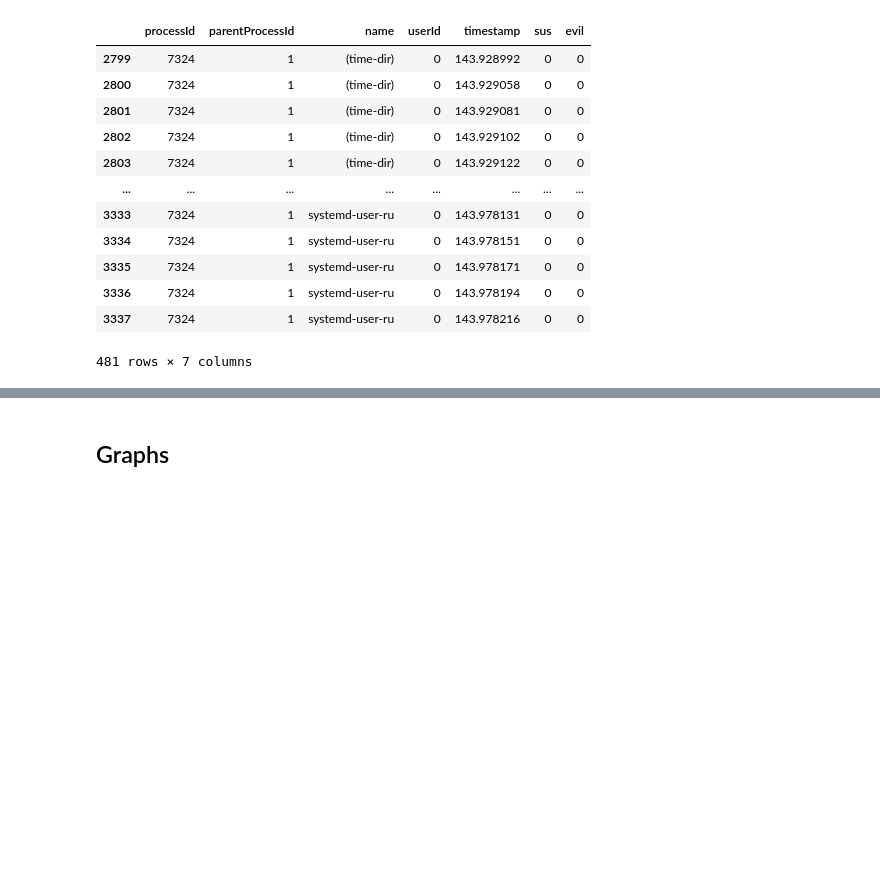
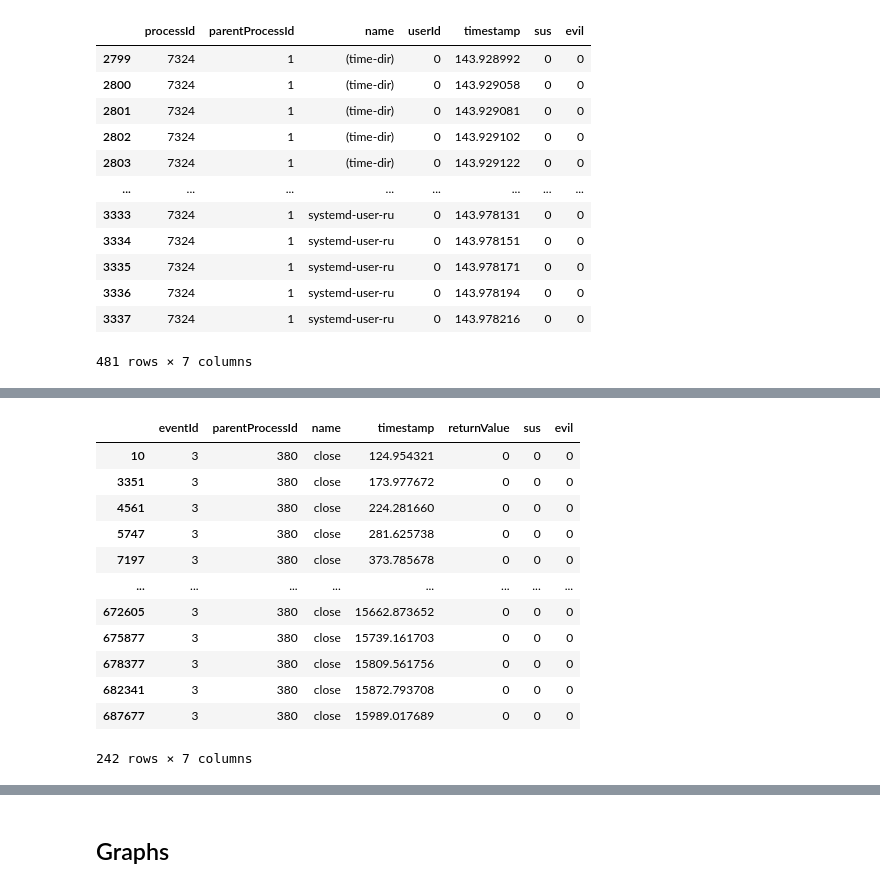
Before and after one commit to BishalLakha/BETH_data_analysis, a Jupyter notebook: saras_beth_processing.ipynb, the cells around one changed output, grey strips where cells are left out. Saved outputs shown, nothing was run; the diff lists cells and outputs as text; code cells hidden in the pictures; blank space fills up the shorter version.

```diff
--- a/saras_beth_processing.ipynb
+++ b/saras_beth_processing.ipynb
@@ -272,0 +109,18 @@ Length: 713867, dtype: int64
+# %%
+# one86_events.value_counts('eventId')
+# one86_events[(one86_events['eventId'] == 3)]
+one86_events[(one86_events['eventId'] == 3) & (one86_events['parentProcessId'] == 380)]
+# %% [output]
+|  | eventId | parentProcessId | name | timestamp | returnValue | sus | evil |
+| 10 | 3 | 380 | close | 124.954321 | 0 | 0 | 0 |
+| 3351 | 3 | 380 | close | 173.977672 | 0 | 0 | 0 |
+| 4561 | 3 | 380 | close | 224.281660 | 0 | 0 | 0 |
+| 5747 | 3 | 380 | close | 281.625738 | 0 | 0 | 0 |
+| 7197 | 3 | 380 | close | 373.785678 | 0 | 0 | 0 |
+| ... | ... | ... | ... | ... | ... | ... | ... |
+| 672605 | 3 | 380 | close | 15662.873652 | 0 | 0 | 0 |
+| 675877 | 3 | 380 | close | 15739.161703 | 0 | 0 | 0 |
+| 678377 | 3 | 380 | close | 15809.561756 | 0 | 0 | 0 |
+| 682341 | 3 | 380 | close | 15872.793708 | 0 | 0 | 0 |
+| 687677 | 3 | 380 | close | 15989.017689 | 0 | 0 | 0 |
+242 rows × 7 columns
```
Also changed, not shown: parts of 39 cells of this notebook.
